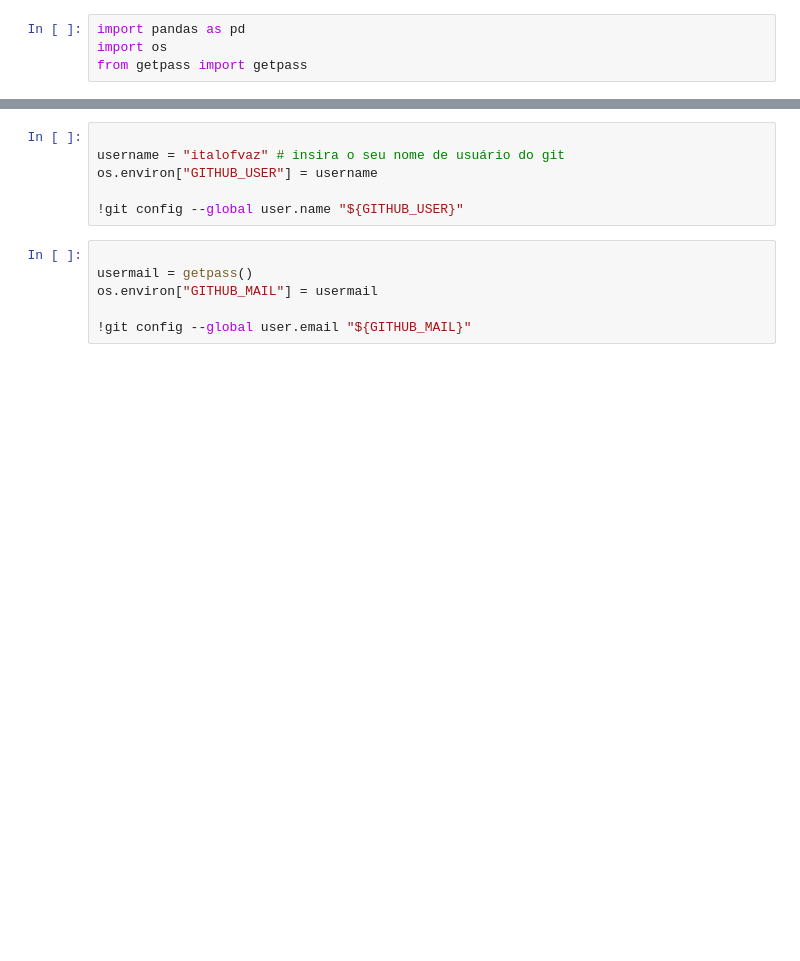
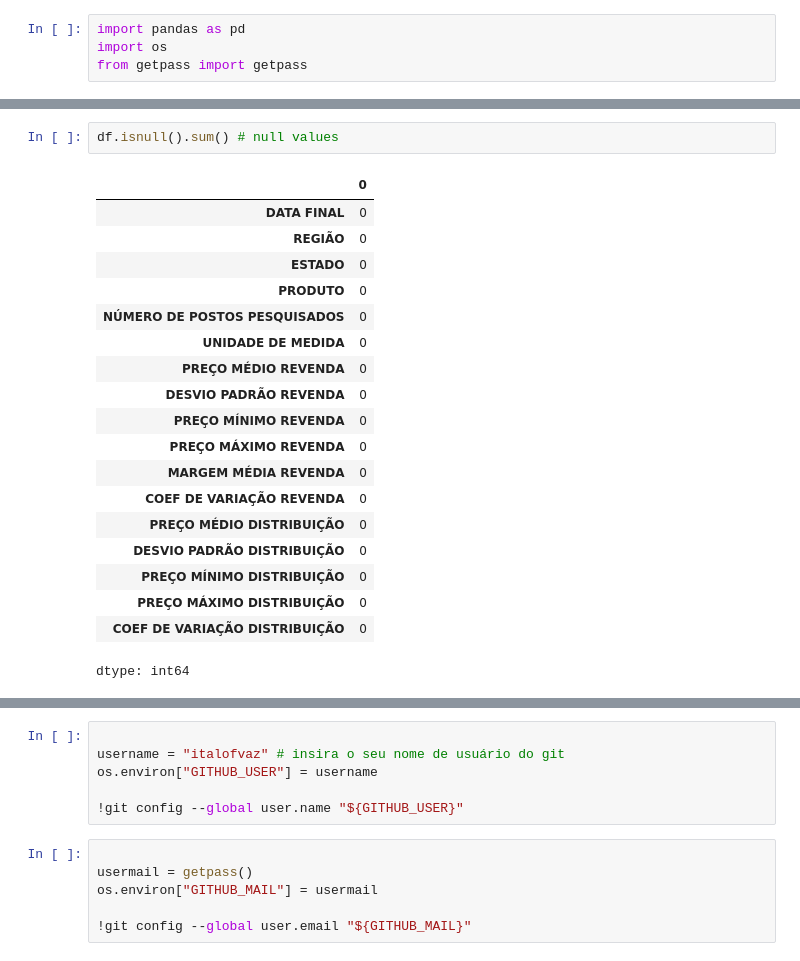
Before and after one commit to italofvaz/gas_price_brazil, a Jupyter notebook: eda_gas_price_brazil.ipynb, the cells around one changed output, grey strips where cells are left out. Drawn from its saved outputs; the diff is of its cells as text; blank space fills up the shorter version.

```diff
--- a/eda_gas_price_brazil.ipynb
+++ b/eda_gas_price_brazil.ipynb
@@ -16,0 +43,22 @@ df.head()
+# %%
+df.isnull().sum() # null values
+# %% [output]
+|  | 0 |
+| DATA FINAL | 0 |
+| REGIÃO | 0 |
+| ESTADO | 0 |
+| PRODUTO | 0 |
+| NÚMERO DE POSTOS PESQUISADOS | 0 |
+| UNIDADE DE MEDIDA | 0 |
+| PREÇO MÉDIO REVENDA | 0 |
+| DESVIO PADRÃO REVENDA | 0 |
+| PREÇO MÍNIMO REVENDA | 0 |
+| PREÇO MÁXIMO REVENDA | 0 |
+| MARGEM MÉDIA REVENDA | 0 |
+| COEF DE VARIAÇÃO REVENDA | 0 |
+| PREÇO MÉDIO DISTRIBUIÇÃO | 0 |
+| DESVIO PADRÃO DISTRIBUIÇÃO | 0 |
+| PREÇO MÍNIMO DISTRIBUIÇÃO | 0 |
+| PREÇO MÁXIMO DISTRIBUIÇÃO | 0 |
+| COEF DE VARIAÇÃO DISTRIBUIÇÃO | 0 |
+dtype: int64
```
Also changed, not shown: parts of 9 cells of this notebook.
